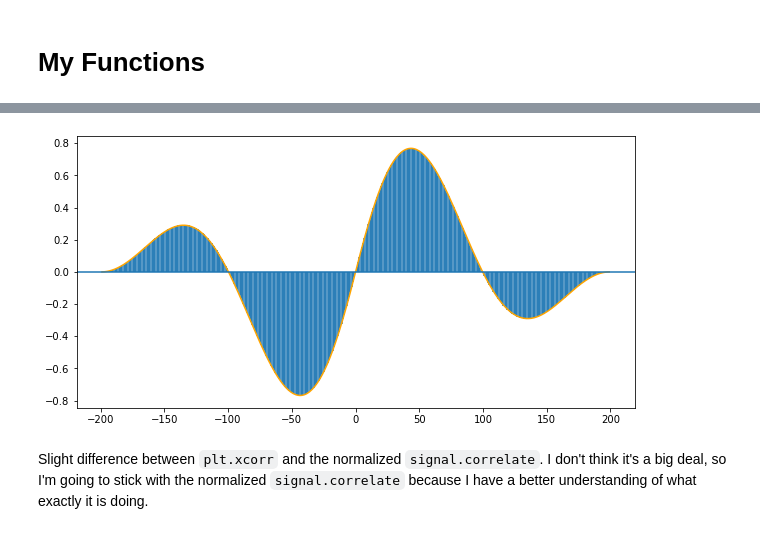
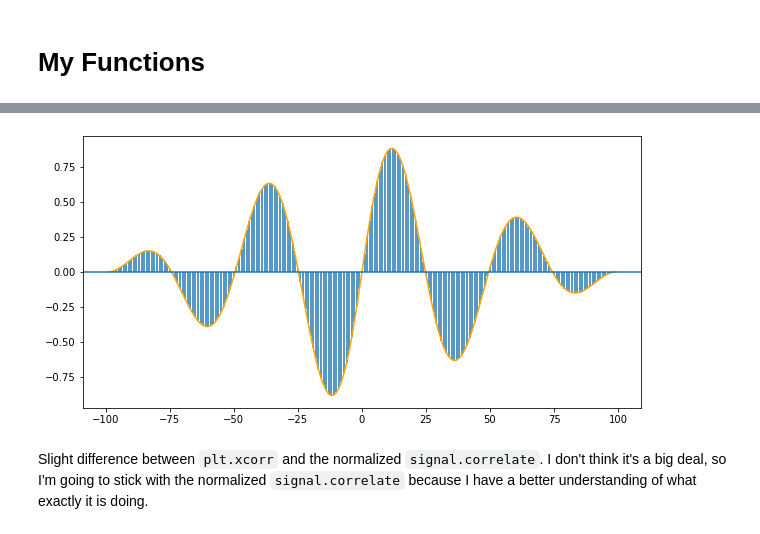
Before and after one commit to bbuchovecky/hmei, a Jupyter notebook: notebooks/correlation_analysis.ipynb, the cells around one changed output, grey strips where cells are left out. Saved outputs shown, nothing was run; the diff lists cells and outputs as text; code cells hidden in the pictures.

Commit message:
final presentation figures

```diff
--- a/notebooks/correlation_analysis.ipynb
+++ b/notebooks/correlation_analysis.ipynb
@@ -119,7 +161,7 @@ False
 ## `plt.xcorr`
 It looks like `xcorr(normed=True)*100` $\approx$ `xcorr(normed=False)`
 # %%
-y1 = np.sin(np.linspace(0,np.pi*2,200)) * 3
+y1 = np.sin(np.linspace(0,np.pi*2,200))
 y2 = np.cos(np.linspace(0,np.pi*2,200))
 
 ## matplotlib version of xcorr() which uses numpy.correlate(mode='full')
@@ -213,5 +223,0 @@ def xcorr(y1, y2, max_lag=None, direction=None, normed=True):
-# %%
-xcorr_arr, lags = xcorr(y1, y2, normed=False, max_lag=200, direction='lag')
-
-fig,ax = plt.subplots(figsize=(10,5))
-ax.plot(lags, xcorr_arr)
@@ -221,5 +223,0 @@ ax.plot(lags, xcorr_arr)
-# %%
-xcorr_normed_arr, lags = xcorr(y1, y2, normed=True)
-
-fig,ax = plt.subplots(figsize=(10,5))
-ax.plot(lags, xcorr_normed_arr)
@@ -228,0 +269,11 @@ ax.plot(lags, xcorr_normed_arr)
+# %%
+oscillations = 2
+npts = oscillations * 50
+y1 = np.sin(np.linspace(0,np.pi*2*oscillations,npts))
+y2 = np.cos(np.linspace(0,np.pi*2*oscillations,npts))
+
+xcorr_arr, lags_arr = xcorr(y1,y2,start_month=1)
+
+fig,ax = plt.subplots(figsize=(10,5))
+ax.plot(lags_arr, xcorr_arr)
+print(xcorr_arr.size)
@@ -229,10 +291,10 @@ ax.plot(lags, xcorr_normed_arr)
 # %%
 fig,ax = plt.subplots(figsize=(10,5))
 
-ax.plot(lags, xcorr_normed_arr, color='orange')
+ax.plot(lags_arr, xcorr_arr, color='orange')
 
 ax.xcorr(y1, y2, maxlags=len(y1)-1);
 # %% [output]
-[figure, old version]
+[figure, new version]
 # %% [markdown]
 Slight difference between `plt.xcorr` and the normalized `signal.correlate`. I don't think it's a big deal, so I'm going to stick with the normalized `signal.correlate` because I have a better understanding of what exactly it is doing.
```
Also changed, not shown: parts of 20 cells of this notebook, 2 other files.
